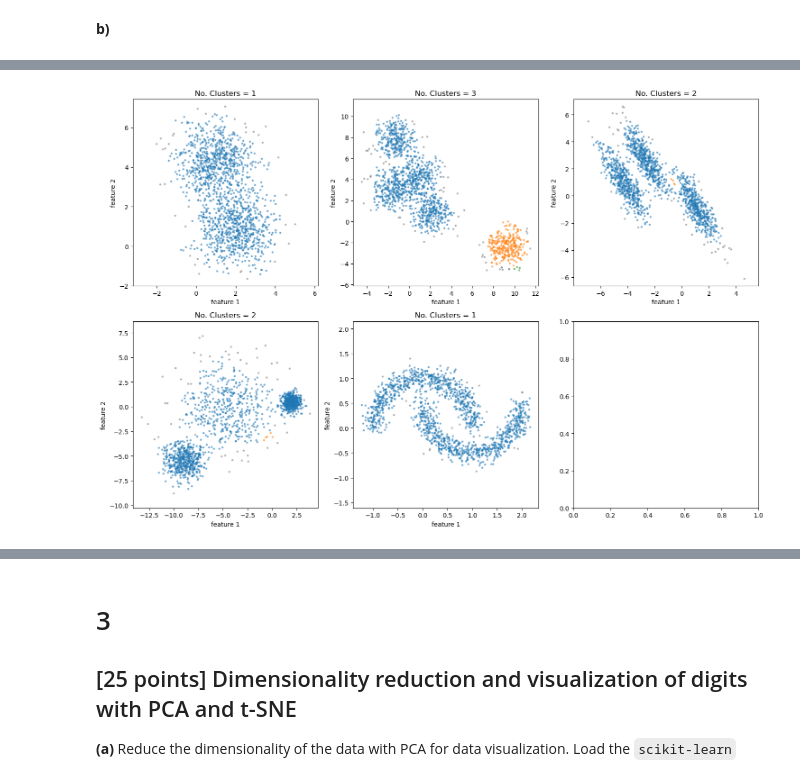
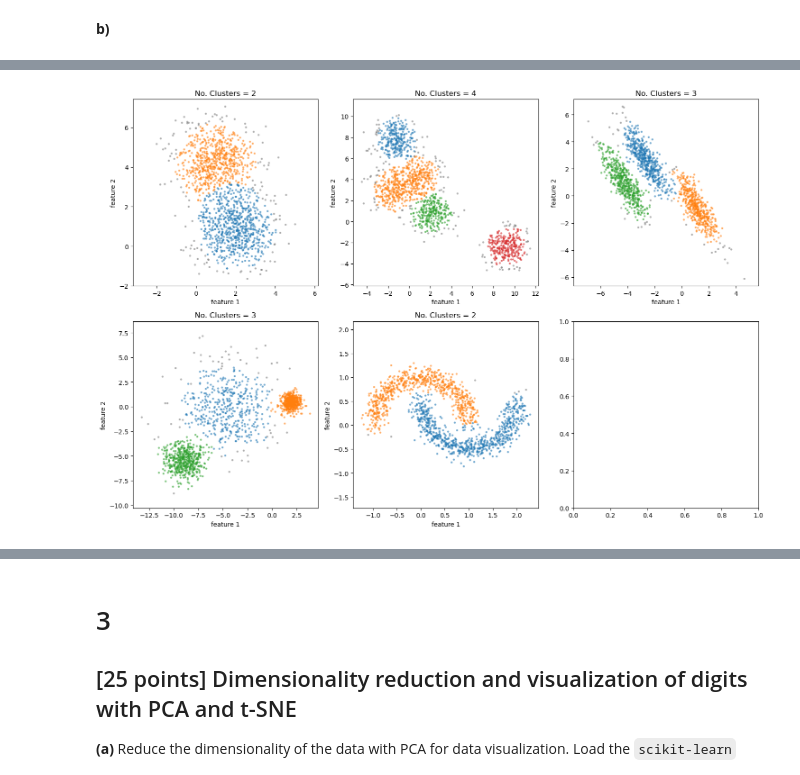
Before and after one commit to dani-jimlar/ML_assignments, a Jupyter notebook: a_5/Assignment_5.ipynb, the cells around one changed output, grey strips where cells are left out. Cells and saved outputs as stored; diff of their text form; code cells hidden in the pictures.

```diff
--- a/a_5/Assignment_5.ipynb
+++ b/a_5/Assignment_5.ipynb
@@ -691,8 +677,0 @@ test
-# %%
-fig, axs = plt.subplots(2, 3, figsize=(15, 10))
-
-dbs = DBSCAN(eps=0.9, min_samples=147).fit(X[0])
-cluster_assignments = dbs.fit_predict(X[0])
-
-
-plot_cluster(axs[0, 0], X[0], cluster_assignments)
@@ -701,23 +698,17 @@ plot_cluster(axs[0, 0], X[0], cluster_assignments)
 # %%
 list_clusters = [2, 4, 3, 3, 2]
-eps_min_list = []
-eps = np.arange(0.1, 1.05, 0.05)
-min = np.arange(2, 6)
-for e in eps:
-    for m in min:
-        eps_min_list.append((e, m))
-
+e_m_optimal = [(0.9, 146), (1, 81), (0.5, 16), (0.9, 10), (0.3, 92)]
 
 fig, axs = plt.subplots(2, 3, figsize=(15, 10))
 
 for i, ax in enumerate(axs.flat):
     if i < len(X):
-        t_op = optimal_combination(X[i], eps_min_list, list_clusters[i])
-        dbs = DBSCAN(eps=t_op[0], min_samples=t_op[1]).fit(X[i])
+        e_m = e_m_optimal[i]
+        dbs = DBSCAN(eps=e_m[0], min_samples=e_m[1]).fit(X[i])
         cluster_assignments = dbs.fit_predict(X[i])
         plot_cluster(ax, X[i], cluster_assignments)
 
 plt.tight_layout()
 plt.show()
 # %% [output]
-[figure, old version]
+[figure, new version]
```
Also changed, not shown: parts of 19 cells of this notebook.
